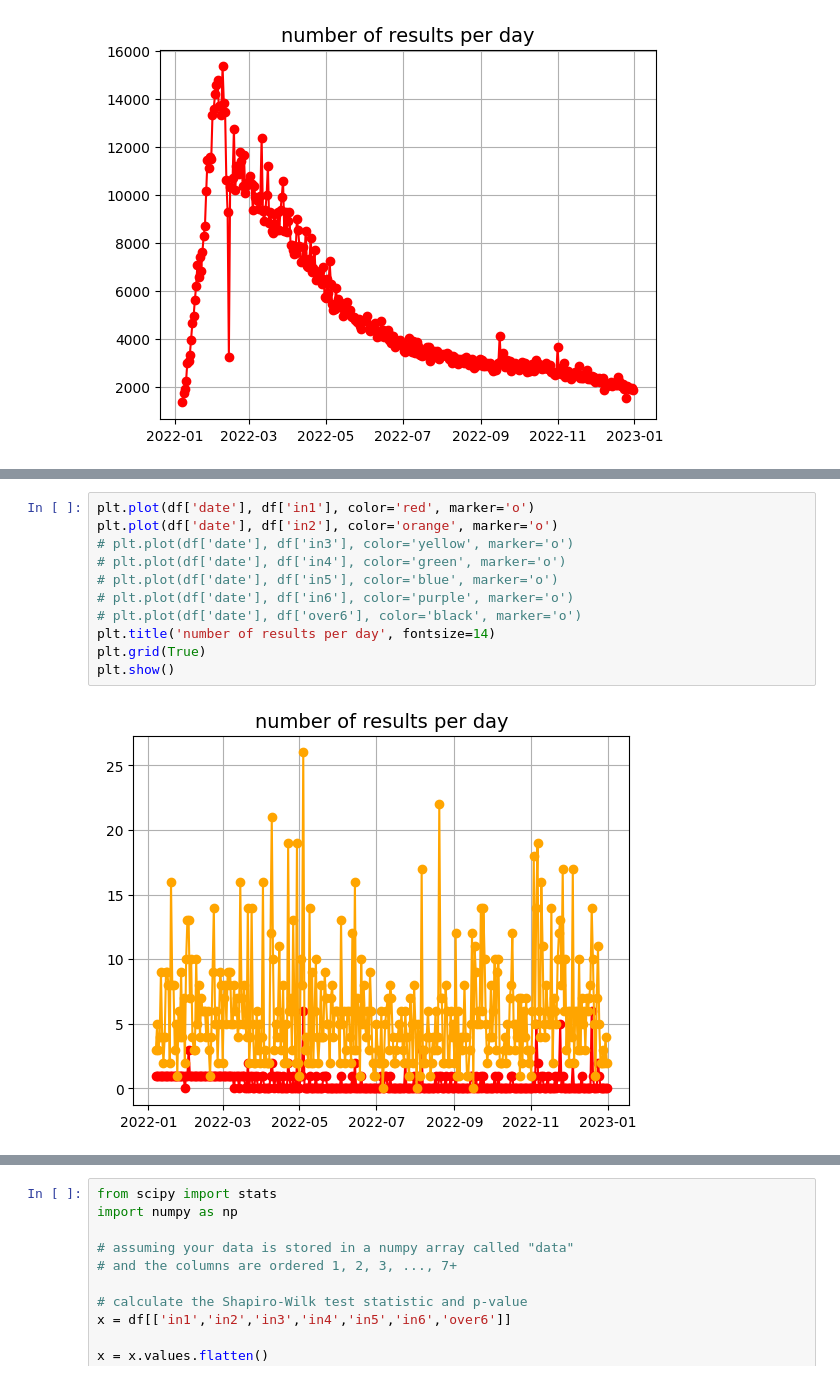
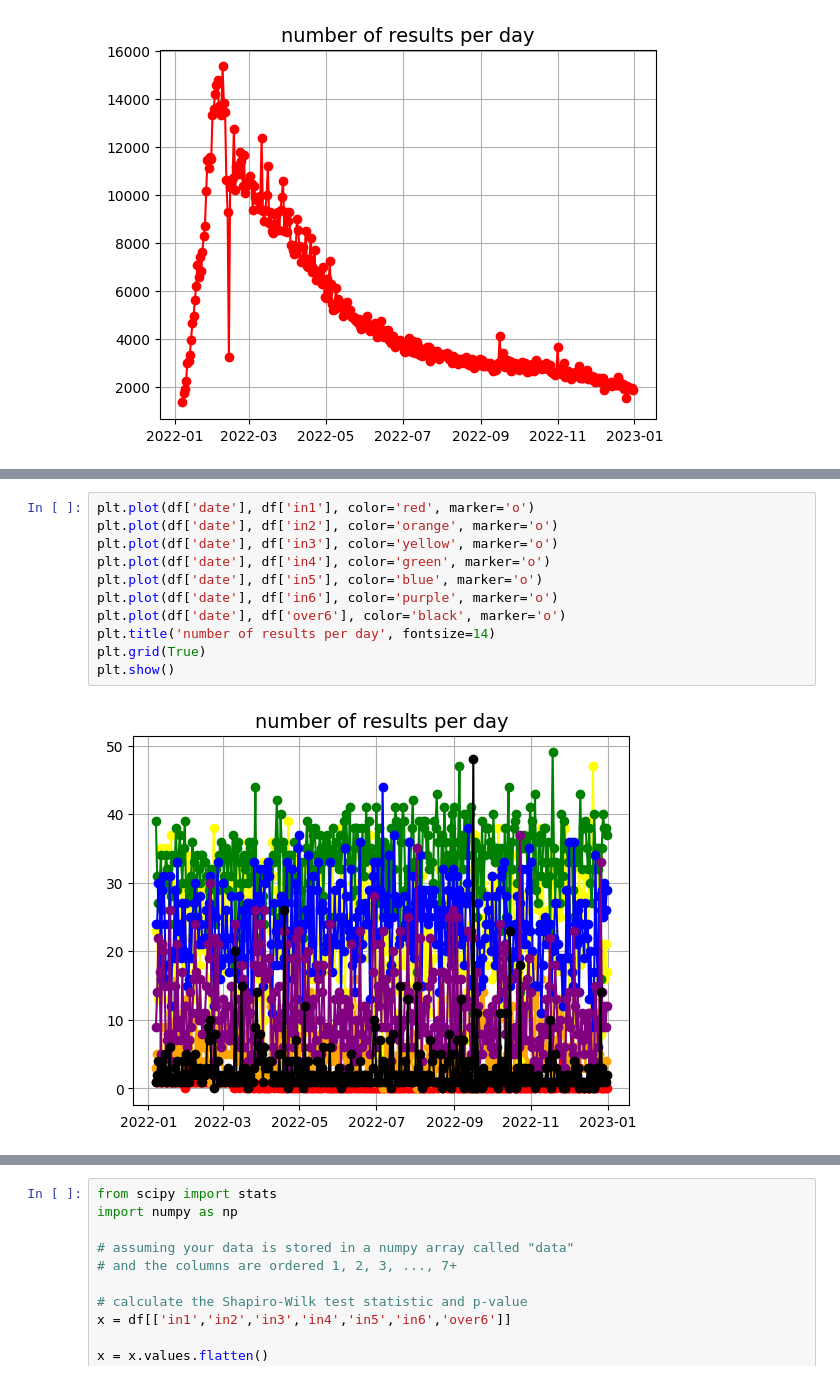
Before and after one commit to carlostbello/COMAP2023, a Jupyter notebook: src/test.ipynb, the cells around one changed output, grey strips where cells are left out. Saved outputs shown, nothing was run; the diff lists cells and outputs as text.

```diff
--- a/src/test.ipynb
+++ b/src/test.ipynb
@@ -154,16 +153,16 @@ print(df)
 # %%
 plt.plot(df['date'], df['in1'], color='red', marker='o')
 plt.plot(df['date'], df['in2'], color='orange', marker='o')
-# plt.plot(df['date'], df['in3'], color='yellow', marker='o')
-# plt.plot(df['date'], df['in4'], color='green', marker='o')
-# plt.plot(df['date'], df['in5'], color='blue', marker='o')
-# plt.plot(df['date'], df['in6'], color='purple', marker='o')
-# plt.plot(df['date'], df['over6'], color='black', marker='o')
+plt.plot(df['date'], df['in3'], color='yellow', marker='o')
+plt.plot(df['date'], df['in4'], color='green', marker='o')
+plt.plot(df['date'], df['in5'], color='blue', marker='o')
+plt.plot(df['date'], df['in6'], color='purple', marker='o')
+plt.plot(df['date'], df['over6'], color='black', marker='o')
 plt.title('number of results per day', fontsize=14)
 plt.grid(True)
 plt.show()
 # %% [output]
-[figure, old version]
+[figure, new version]
 # %%
 df["percent_hard"] = df.apply(
     lambda row: row["num_hardmode"]/row["num_results"], axis=1)
```
Also changed, not shown: parts of 8 cells of this notebook, 1 other file.
